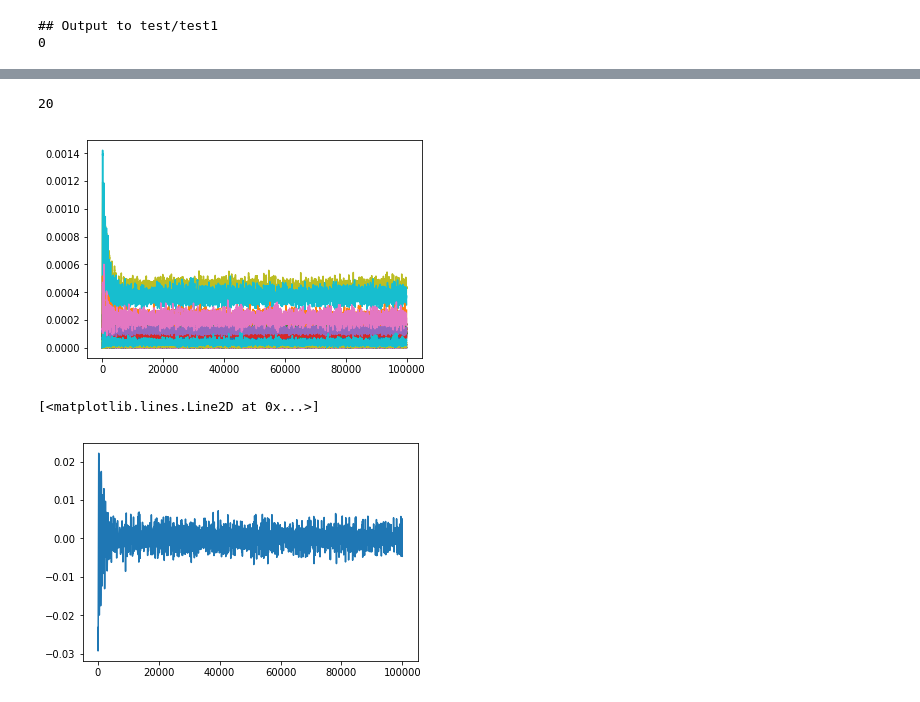
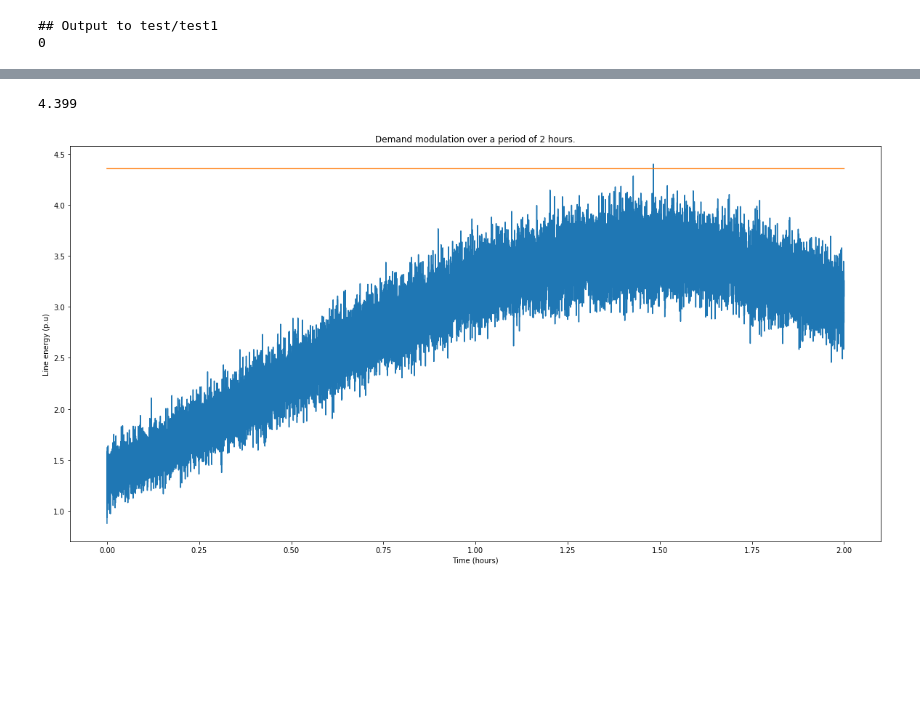
Before and after one commit to c-matthews/pypower, a Jupyter notebook: visual.ipynb, the cells around one changed output, grey strips where cells are left out. Saved outputs shown, nothing was run; the diff lists cells and outputs as text; code cells hidden in the pictures; blank space fills up the shorter version.

```diff
--- a/visual.ipynb
+++ b/visual.ipynb
@@ -56,13 +64,28 @@ plt.plot(mag[3])
+# %%
+threshold_val = 4.3575
+
+fig = plt.figure(figsize = (20, 10))
+time = np.linspace(0, 2.0, le.shape[1])
+threshold = threshold_val * np.ones(le.shape[1])
+
+
+#for i in range(le.shape[0]):
+#    plt.plot(time, le[i], label = ("Line %i" % (i)))
+
+plt.plot(time, le[160])
+plt.plot(time, threshold)
+
+plt.xlabel('Time (hours)')
+plt.ylabel('Line energy (p.u)')
+plt.title('Demand modulation over a period of 2 hours.')
+#plt.savefig('line_modulation.png')
+#plt.legend()
+max(le[160])
+# %% [output]
+4.399
+[figure, added]
 # %%
-print le.shape[0]
-for i in range(le.shape[0]):
-    plt.plot(le[i], label = ("Line %i" % (i)))
-#plt.legend()
+ls = np.loadtxt('test/test1/g.0')
+print ls
+for i in range(ls.shape[0]):
+    plt.plot(time, ls[i], label = ("Line %i" % (i)))
-# %% [output]
-20
-[figure, removed]
-# %%
-plt.plot(freq[2])
-# %% [output]
-[<matplotlib.lines.Line2D at 0x...>]
-[figure, removed]
```
Also changed, not shown: parts of 3 cells of this notebook, 3 other files.
